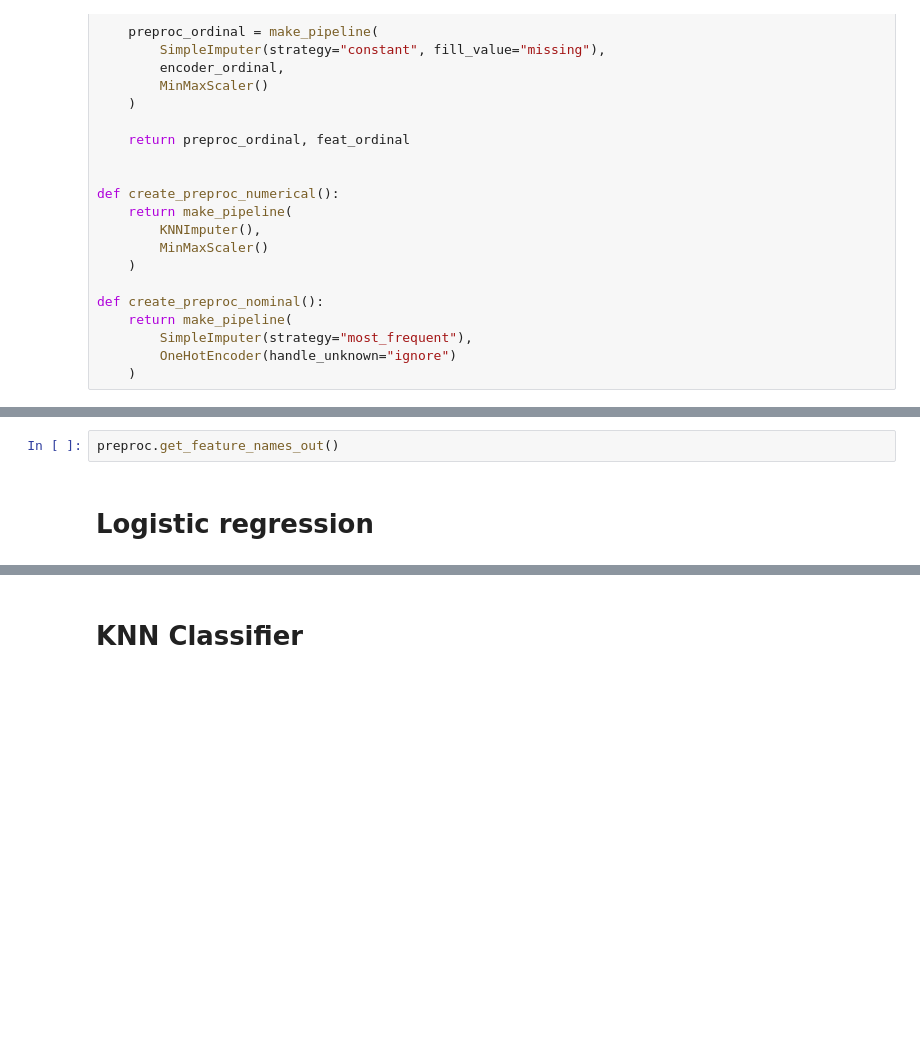
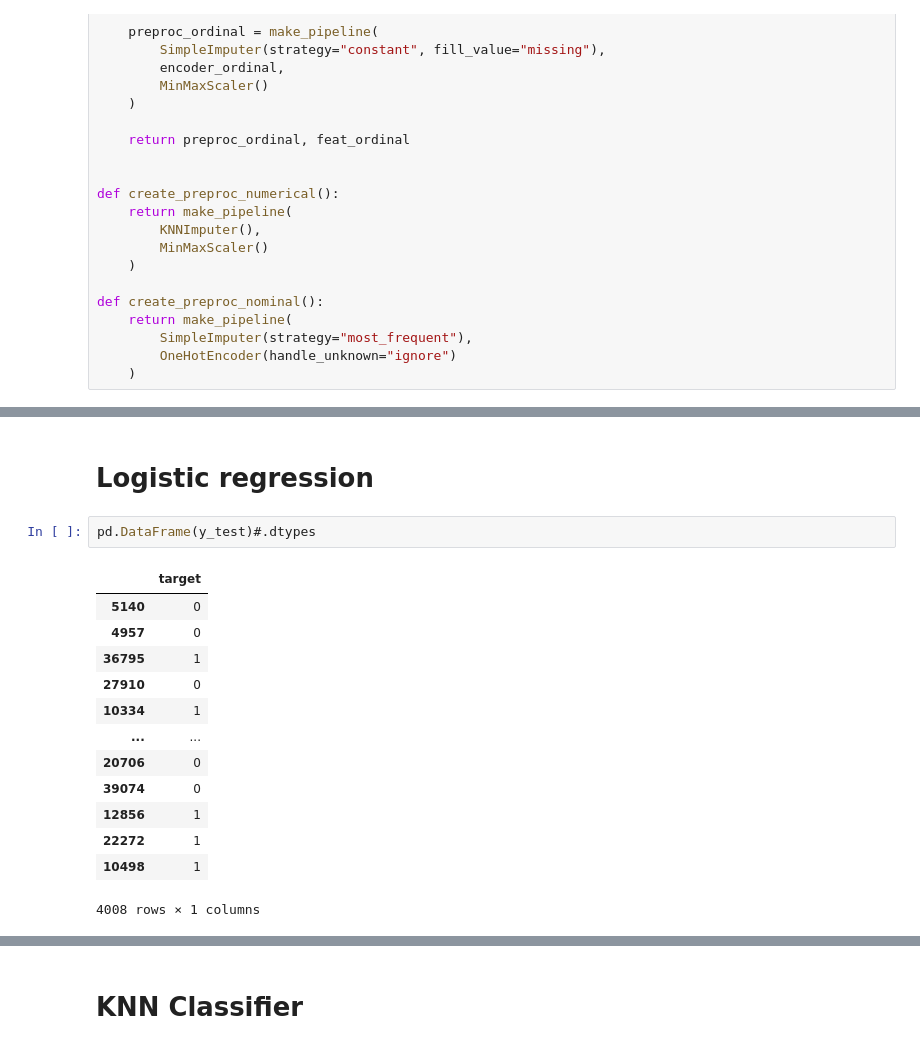
Before and after one commit to Good-Train-Bad-Train/gtbt, a Jupyter notebook: notebooks/Models_Classification.ipynb, the cells around one changed output, grey strips where cells are left out. Cells and saved outputs as stored; diff of their text form; blank space fills up the shorter version.

```diff
--- a/notebooks/Models_Classification.ipynb
+++ b/notebooks/Models_Classification.ipynb
@@ -152,7 +210,21 @@ X_train_preproc.shape, X_val_preproc.shape #,X_test_preproc.shape
-# %%
-preproc.get_feature_names_out()
 # %% [markdown]
 # Logistic regression
+# %%
+pd.DataFrame(y_test)#.dtypes
+# %% [output]
+|  | target |
+| 5140 | 0 |
+| 4957 | 0 |
+| 36795 | 1 |
+| 27910 | 0 |
+| 10334 | 1 |
+| ... | ... |
+| 20706 | 0 |
+| 39074 | 0 |
+| 12856 | 1 |
+| 22272 | 1 |
+| 10498 | 1 |
+4008 rows × 1 columns
 # %%
 import sklearn
 from sklearn.linear_model import LogisticRegression
```
Also changed, not shown: parts of 16 cells of this notebook, 1 other file.
